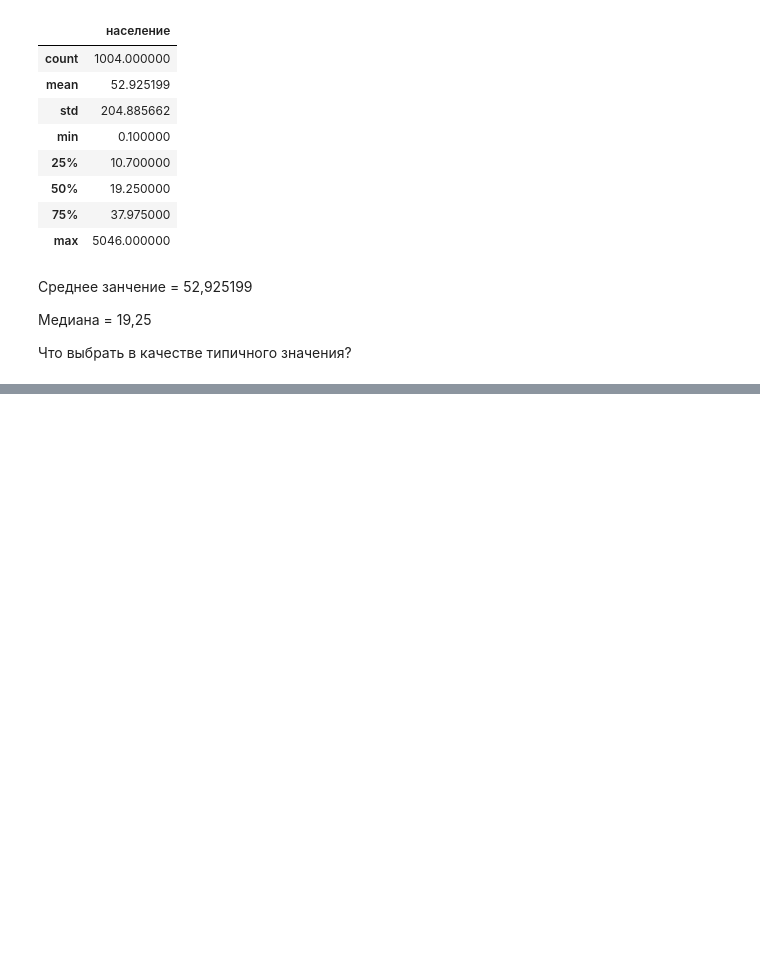
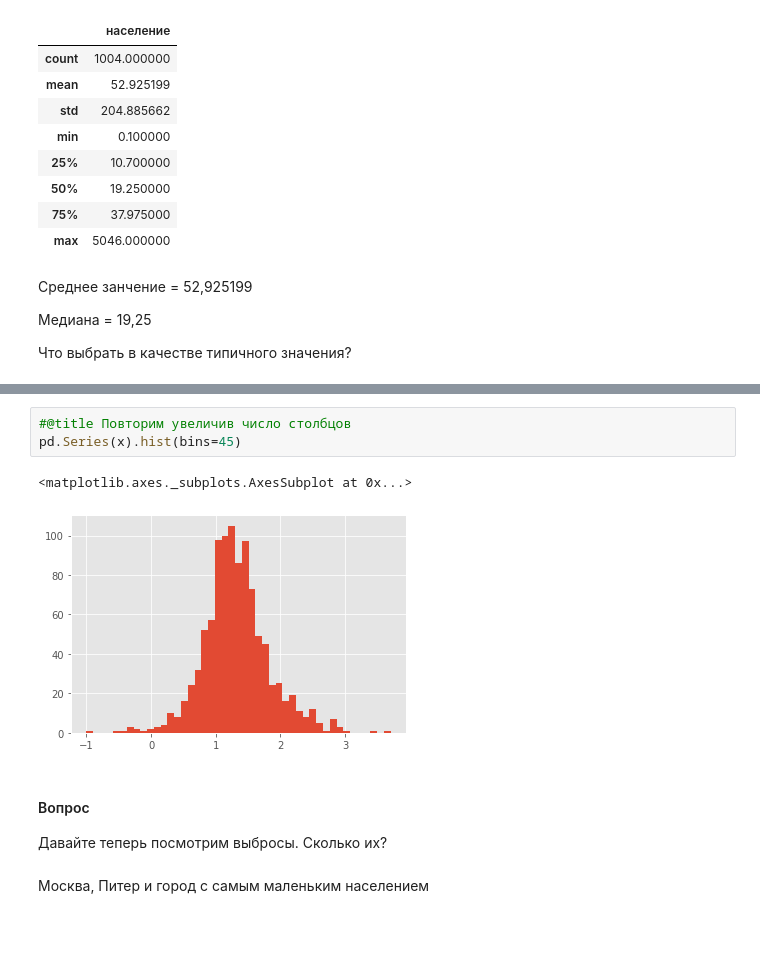
Before and after one commit to katrin2202/ML-in-forecasting-tasks, a Jupyter notebook: доклад8_12.ipynb, the cells around one changed output, grey strips where cells are left out. Cells and saved outputs as stored; diff of their text form; blank space fills up the shorter version.

```diff
--- a/доклад8_12.ipynb
+++ b/доклад8_12.ipynb
@@ -246,0 +304,13 @@ town.describe()
+# %%
+#@title Повторим увеличив число столбцов
+pd.Series(x).hist(bins=45)
+# %% [output]
+<matplotlib.axes._subplots.AxesSubplot at 0x...>
+[figure, added]
+# %% [markdown]
+#### Вопрос
+Давайте теперь посмотрим выбросы. Сколько их?
+# %% [markdown]
+Москва, Питер и город с самым маленьким населением
+# %% [markdown]
+####
```
Also changed, not shown: parts of 11 cells of this notebook.
